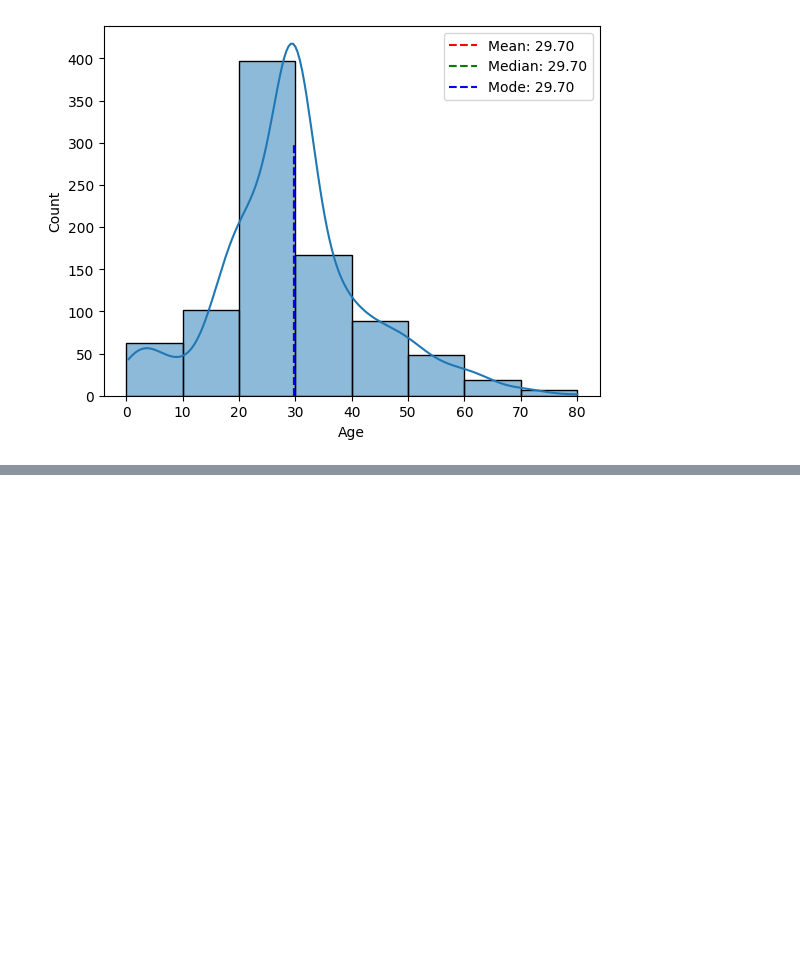
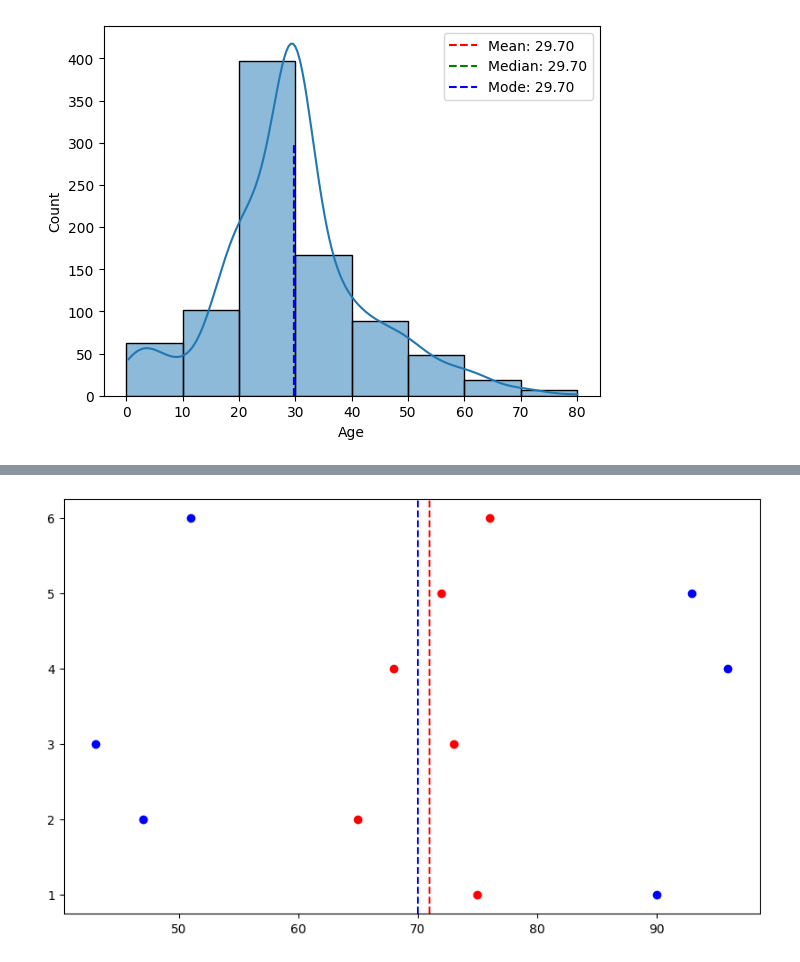
Before and after one commit to faruk950147/Python-A-to-Z, a Jupyter notebook: 07 ML/statictist/main.ipynb, the cells around one changed output, grey strips where cells are left out. Saved outputs shown, nothing was run; the diff lists cells and outputs as text; code cells hidden in the pictures; blank space fills up the shorter version.

```diff
--- a/07 ML/statictist/main.ipynb
+++ b/07 ML/statictist/main.ipynb
@@ -160,0 +243,12 @@ plt.show()
+# %%
+import matplotlib.pyplot as plt
+from statistics import mean
+
+plt.figure(figsize=(10, 6))
+plt.scatter(group_a, serial, c='red')
+plt.scatter(group_b, serial, c='blue')
+plt.axvline(x=mean(group_a), color='red', linestyle='--')
+plt.axvline(x=mean(group_b), color='blue', linestyle='--')
+plt.show()
+# %% [output]
+[figure, added]
```
Also changed, not shown: parts of 9 cells of this notebook.
